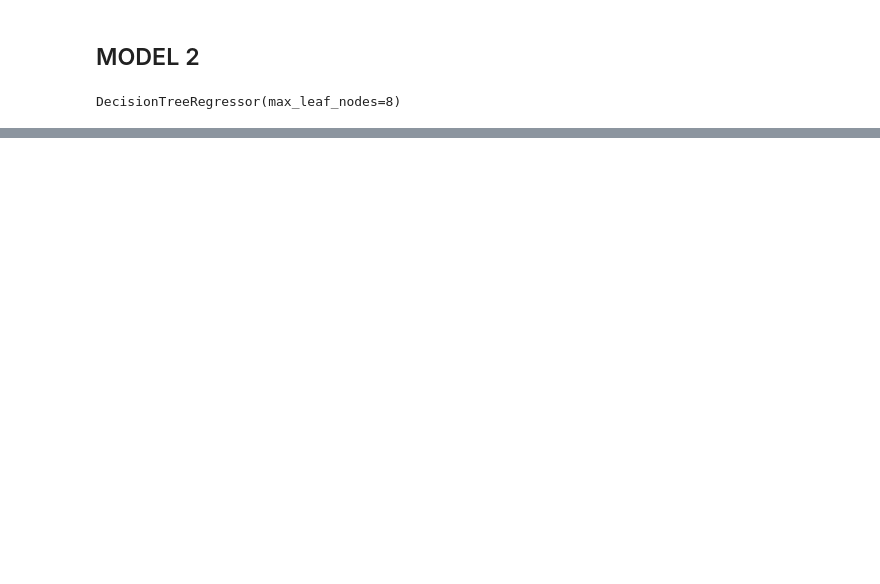
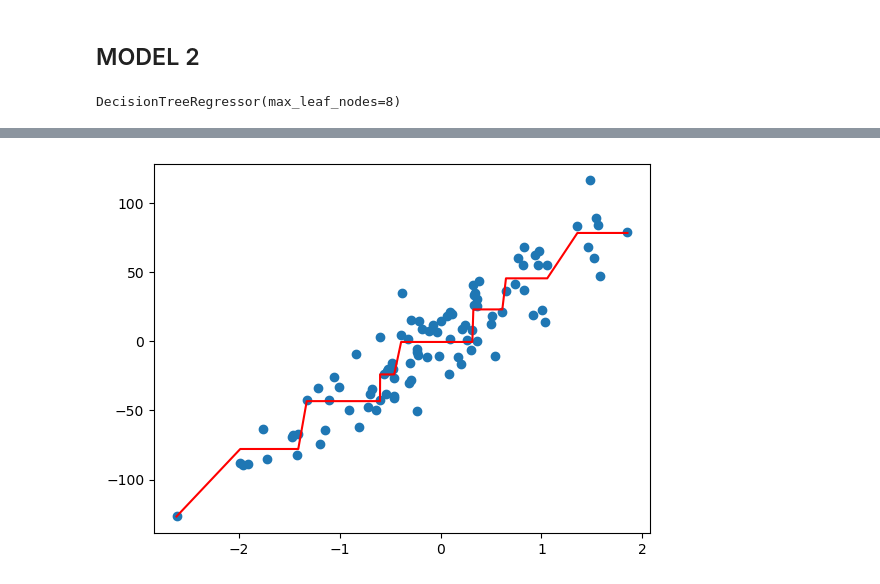
Before and after one commit to AmirPasha25/gradient-boosting, a Jupyter notebook: notebook/gradient_boosting.ipynb, the cells around one changed output, grey strips where cells are left out. Saved outputs shown, nothing was run; the diff lists cells and outputs as text; code cells hidden in the pictures; blank space fills up the shorter version.

```diff
--- a/notebook/gradient_boosting.ipynb
+++ b/notebook/gradient_boosting.ipynb
@@ -96,0 +93,14 @@ DecisionTreeRegressor(max_leaf_nodes=8)
+# %%
+# Testing with new data
+df_test["Predict_2"] = df_train["Target_0"].mean() + tree_1.predict(df_test["Column_0"].to_numpy().reshape(100,1))
+df_train["Predict_2"] = df_train["Target_0"].mean() + tree_1.predict(df_test["Column_0"].to_numpy().reshape(100,1))
+# %%
+plt.scatter(df_train["Column_0"], df_train["Target_0"])
+plt.plot(
+    df_test.sort_values("Column_0")["Column_0"],
+    df_test.sort_values("Column_0")["Predict_2"],
+    color="red"
+)
+plt.show()
+# %% [output]
+[figure, added]
```
Also changed, not shown: parts of 16 cells of this notebook.
